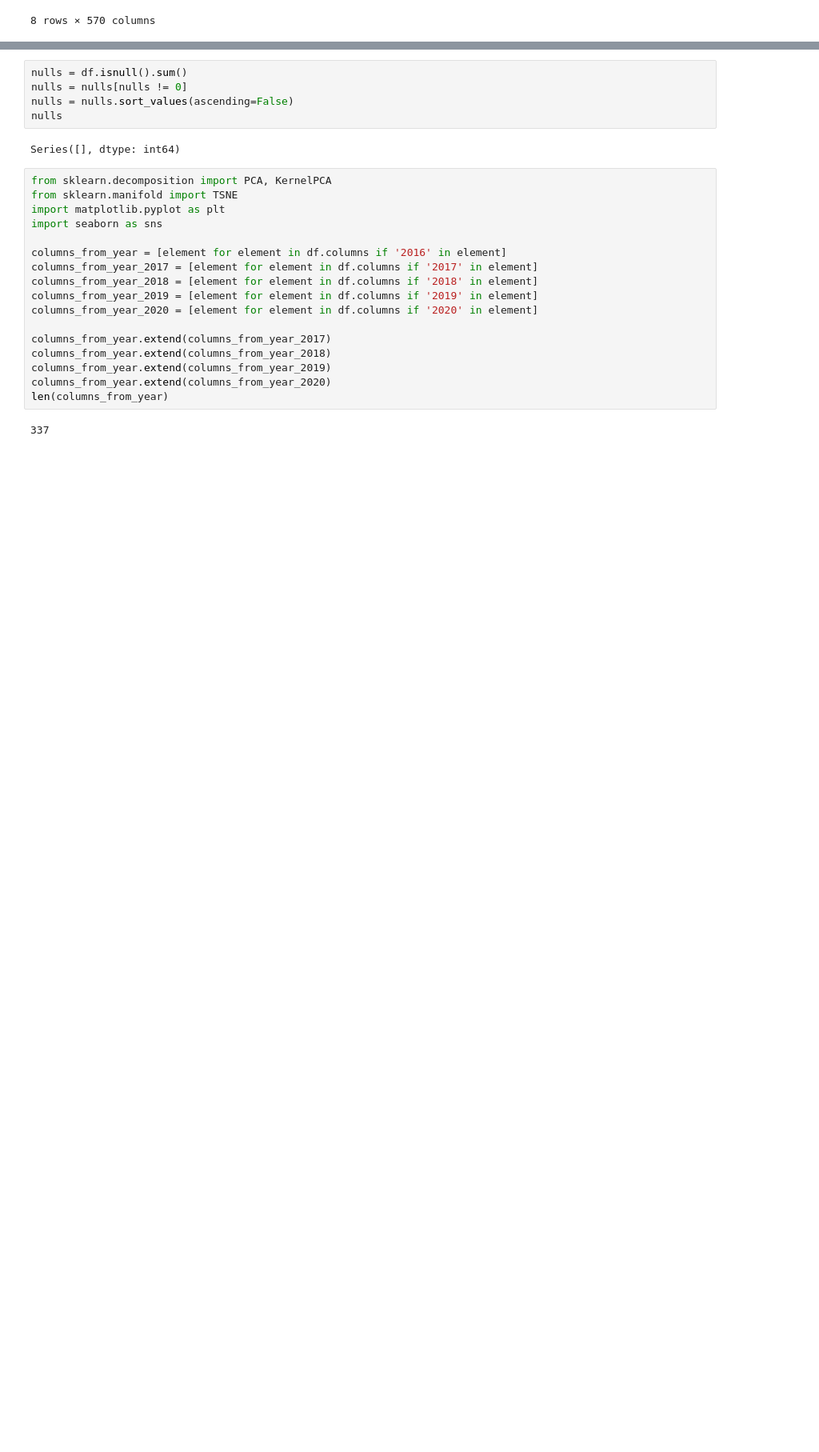
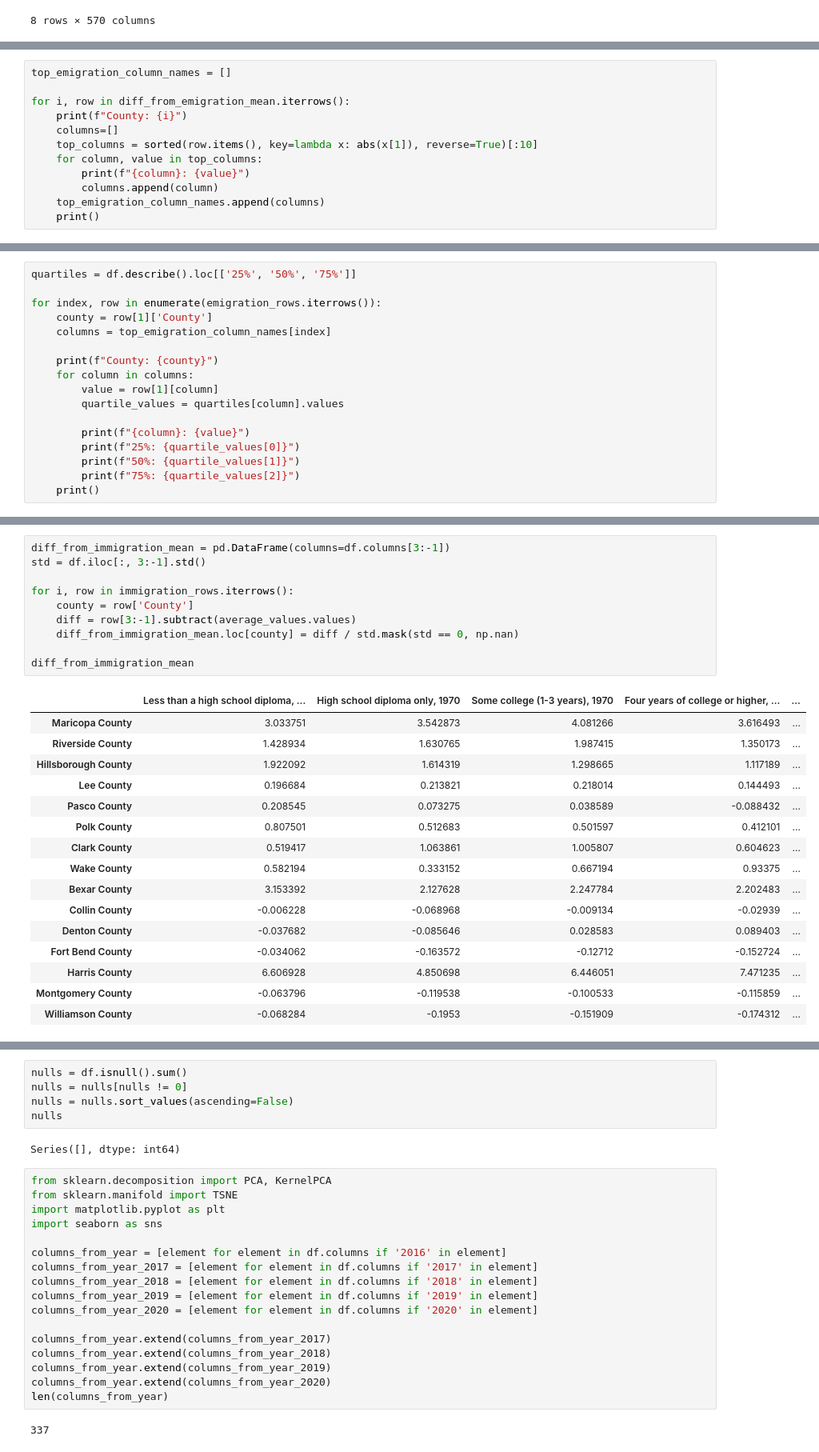
Before and after one commit to FIlipHand/USMigrations, a Jupyter notebook: research/dane.ipynb, the cells around one changed output, grey strips where cells are left out. Shown at 80% size. Drawn from its saved outputs; the diff is of its cells as text; blank space fills up the shorter version.

```diff
--- a/research/dane.ipynb
+++ b/research/dane.ipynb
@@ -197,0 +302,12 @@ df.describe()
+# %%
+top_emigration_column_names = []
+
+for i, row in diff_from_emigration_mean.iterrows():
+    print(f"County: {i}")
+    columns=[]
+    top_columns = sorted(row.items(), key=lambda x: abs(x[1]), reverse=True)[:10]
+    for column, value in top_columns:
+        print(f"{column}: {value}")
+        columns.append(column)
+    top_emigration_column_names.append(columns)
+    print()
@@ -197,0 +334,17 @@ df.describe()
+# %%
+quartiles = df.describe().loc[['25%', '50%', '75%']]
+
+for index, row in enumerate(emigration_rows.iterrows()):
+    county = row[1]['County']
+    columns = top_emigration_column_names[index]
+
+    print(f"County: {county}")
+    for column in columns:
+        value = row[1][column]
+        quartile_values = quartiles[column].values
+
+        print(f"{column}: {value}")
+        print(f"25%: {quartile_values[0]}")
+        print(f"50%: {quartile_values[1]}")
+        print(f"75%: {quartile_values[2]}")
+    print()
@@ -197,0 +416,27 @@ df.describe()
+# %%
+diff_from_immigration_mean = pd.DataFrame(columns=df.columns[3:-1])
+std = df.iloc[:, 3:-1].std()
+
+for i, row in immigration_rows.iterrows():
+    county = row['County']
+    diff = row[3:-1].subtract(average_values.values)
+    diff_from_immigration_mean.loc[county] = diff / std.mask(std == 0, np.nan)
+
+diff_from_immigration_mean
+# %% [output]
+|  | Less than a high school diploma, ... | High school diploma only, 1970 | Some college (1-3 years), 1970 | Four years of college or higher, ... | ... |
+| Maricopa County | 3.033751 | 3.542873 | 4.081266 | 3.616493 | ... |
+| Riverside County | 1.428934 | 1.630765 | 1.987415 | 1.350173 | ... |
+| Hillsborough County | 1.922092 | 1.614319 | 1.298665 | 1.117189 | ... |
+| Lee County | 0.196684 | 0.213821 | 0.218014 | 0.144493 | ... |
+| Pasco County | 0.208545 | 0.073275 | 0.038589 | -0.088432 | ... |
+| Polk County | 0.807501 | 0.512683 | 0.501597 | 0.412101 | ... |
+| Clark County | 0.519417 | 1.063861 | 1.005807 | 0.604623 | ... |
+| Wake County | 0.582194 | 0.333152 | 0.667194 | 0.93375 | ... |
+| Bexar County | 3.153392 | 2.127628 | 2.247784 | 2.202483 | ... |
+| Collin County | -0.006228 | -0.068968 | -0.009134 | -0.02939 | ... |
+| Denton County | -0.037682 | -0.085646 | 0.028583 | 0.089403 | ... |
+| Fort Bend County | -0.034062 | -0.163572 | -0.12712 | -0.152724 | ... |
+| Harris County | 6.606928 | 4.850698 | 6.446051 | 7.471235 | ... |
+| Montgomery County | -0.063796 | -0.119538 | -0.100533 | -0.115859 | ... |
+| Williamson County | -0.068284 | -0.1953 | -0.151909 | -0.174312 | ... |
```
Also changed, not shown: parts of 28 cells of this notebook.
